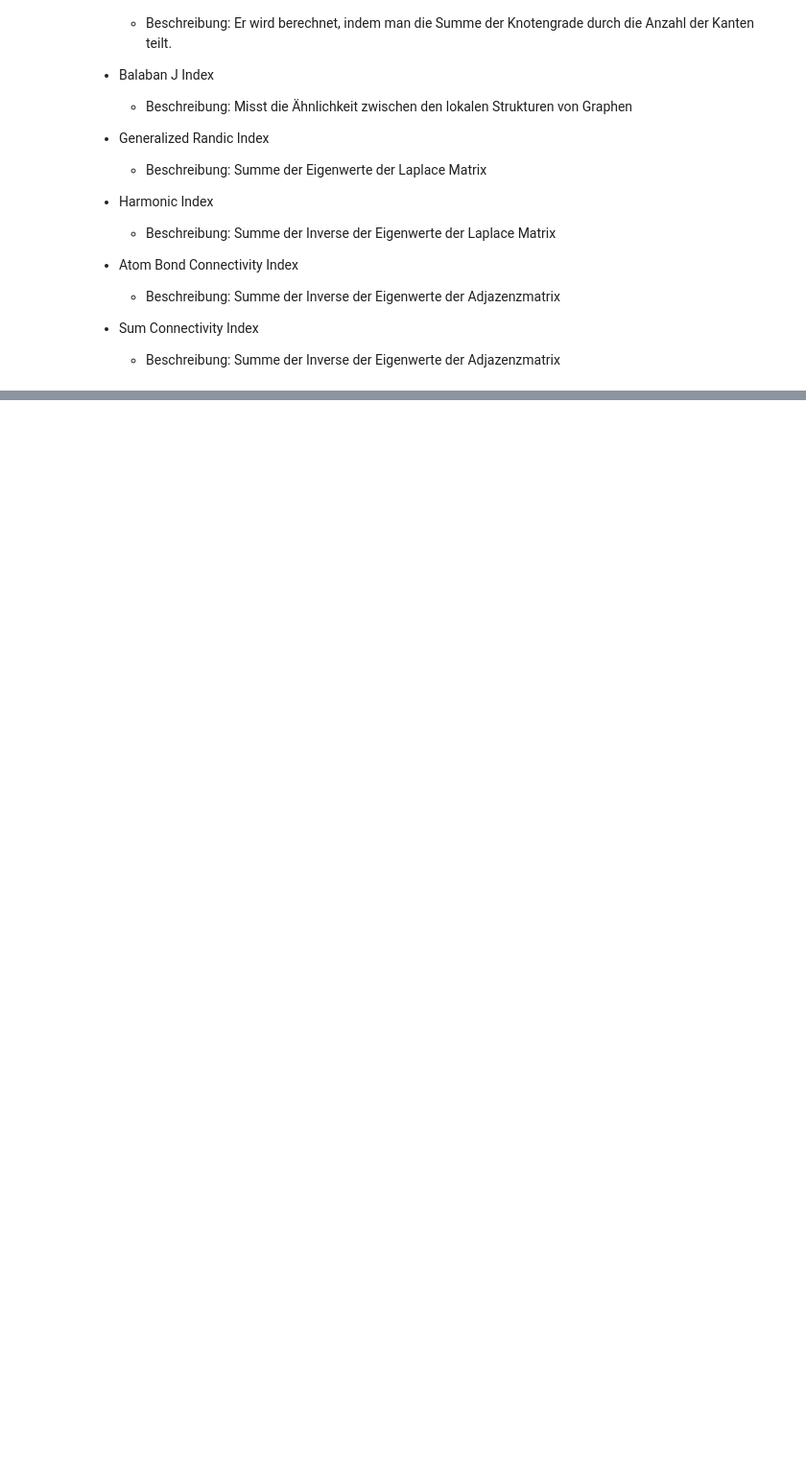
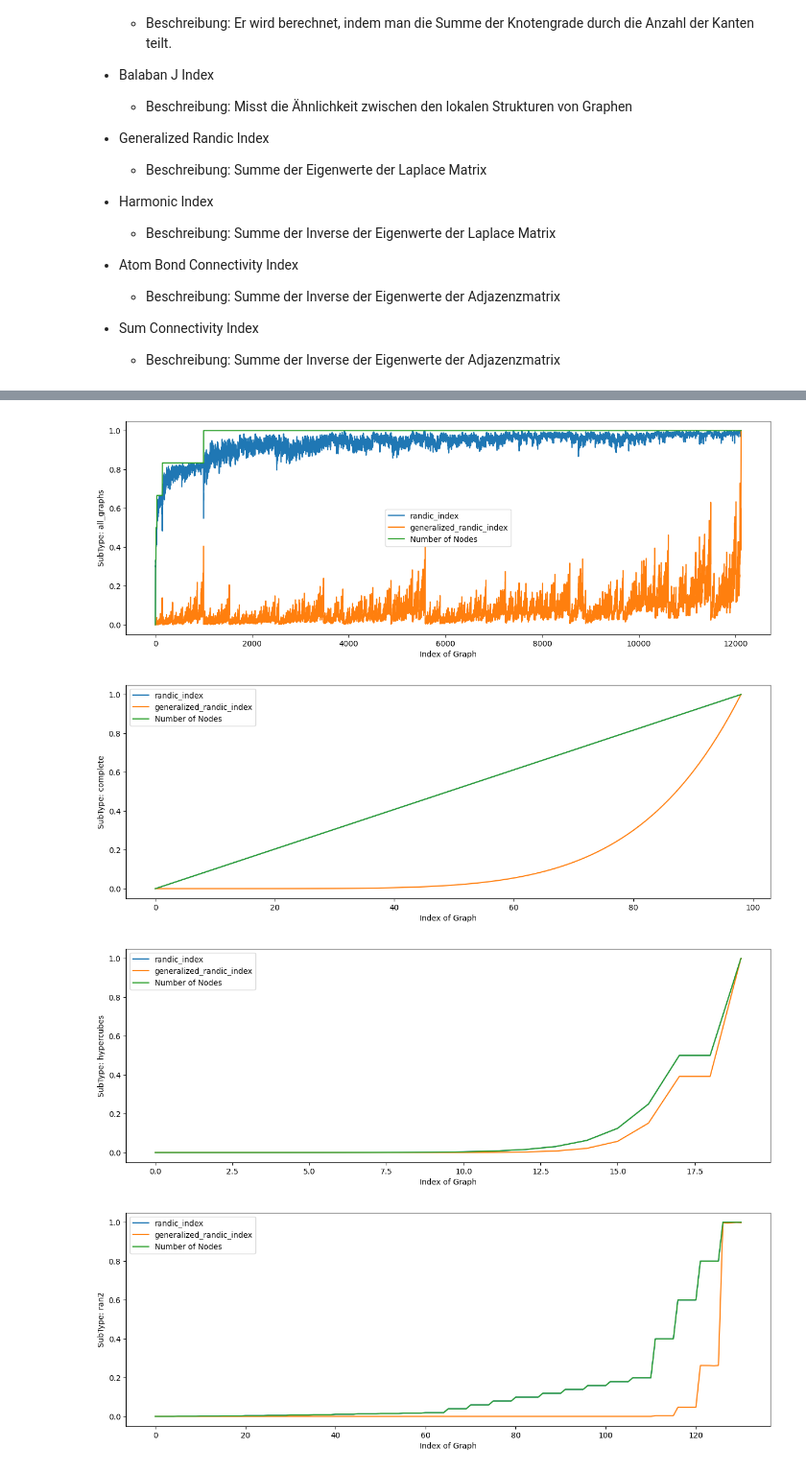
Before and after one commit to lucahost/bachelor-thesis, a Jupyter notebook: notebooks/10_data.ipynb, the cells around one changed output, grey strips where cells are left out. Shown at 96% size. Drawn from its saved outputs; the diff is of its cells as text; code cells hidden in the pictures; blank space fills up the shorter version.

Commit message:
Explorative Data Analysis

```diff
--- a/notebooks/10_data.ipynb
+++ b/notebooks/10_data.ipynb
@@ -309,12 +293,15 @@ Die Funktion erhält einen Graphen und gibt ein Dictionary zurück, welches die
 - Sum Connectivity Index
   - Beschreibung: Summe der Inverse der Eigenwerte der Adjazenzmatrix
 # %%
+# 70 min without wiener index
+# wiener is not fast enough for ran and hypercubes, we skip it for now
+
 import grinpy as gp
 
 def get_topological_indices(G):
     ''' Create a dictionary with the topological indices of a graph G.'''
     topological_indices = {}
-    topological_indices['wiener_index'] = gp.wiener_index(G)
+    # topological_indices['wiener_index'] = gp.wiener_index(G)
     topological_indices['randic_index'] = gp.randic_index(G)
     topological_indices['generalized_randic_index'] = gp.generalized_randic_index(G, 2)
     topological_indices['harmonic_index'] = gp.harmonic_index(G)
@@ -329,9 +316,15 @@ def topological_indices_all_graphs(dataSet):
     ''' Create a dictionary with the topological indices of all graphs in the dataset.'''
     topological_indices = {}
     for subType in dataSet:
+
+        #if subType == "all_graphs" or subType == "complete" or subType == "rantree":
         topological_indices[subType] = {}
-        for graph in dataSet[subType]:
+        l = len(dataSet[subType])
+        for (i, graph) in enumerate(dataSet[subType]):
             topological_indices[subType][graph] = get_topological_indices(dataSet[subType][graph])
+            printProgressBar(i + 1, l, prefix = f'{subType} Progress:', suffix = 'Complete', length = 50)
     return topological_indices
 
 topological_indices_all_graphs = topological_indices_all_graphs(dataSets)
+
+print("done")
@@ -337,0 +389,44 @@ topological_indices_all_graphs = topological_indices_all_graphs(dataSets)
+# %%
+# plot a line diagram of the randicIndex all_graphs graphs from the orderedDataSets
+
+import matplotlib.pyplot as plt
+import numpy as np
+import networkx as nx
+
+
+def plot_lines_diagram(axes, dataSet, subtype, index_names, topological_indices):
+    ''' Plot the randic index of all graphs in the dataset.'''
+    subtype_x_index = []
+    subtype_x_nodes = []
+    subtype_y = {}
+    for index_name in index_names:
+        subtype_y[index_name] = []
+    for (i, graph) in enumerate(dataSet):
+        x = nx.number_of_nodes(dataSet[graph])
+        subtype_x_index.append(i)
+        subtype_x_nodes.append(x)
+        for index_name in index_names:
+            y = topological_indices[subtype][graph][index_name]
+            subtype_y[index_name].append(y)
+
+    for index_name in index_names:
+        normalized_y = (subtype_y[index_name]-np.min(subtype_y[index_name]))/(np.max(subtype_y[index_name])-np.min(subtype_y[index_name]))
+        axes.plot(subtype_x_index, normalized_y, label=f"{index_name}")
+
+    normalized_number_of_nodes = (subtype_x_nodes-np.min(subtype_x_nodes))/(np.max(subtype_x_nodes)-np.min(subtype_x_nodes))
+    axes.plot(subtype_x_index, normalized_number_of_nodes, label=f"Number of Nodes")
+
+
+for subtype in orderedDataSets:
+    fig, axes = plt.subplots(1, figsize=(15, 5))
+    plot_lines_diagram(axes, orderedDataSets[subtype], subtype, ["randic_index", "generalized_randic_index"], topological_indices_all_graphs)
+
+    plt.xlabel("Index of Graph")
+    plt.ylabel(f"SubType: {subtype}")
+    axes.legend()
+    plt.show()
+# %% [output]
+[figure, added]
+[figure, added]
+[figure, added]
+[figure, added]
```
Also changed, not shown: parts of 9 cells of this notebook.
